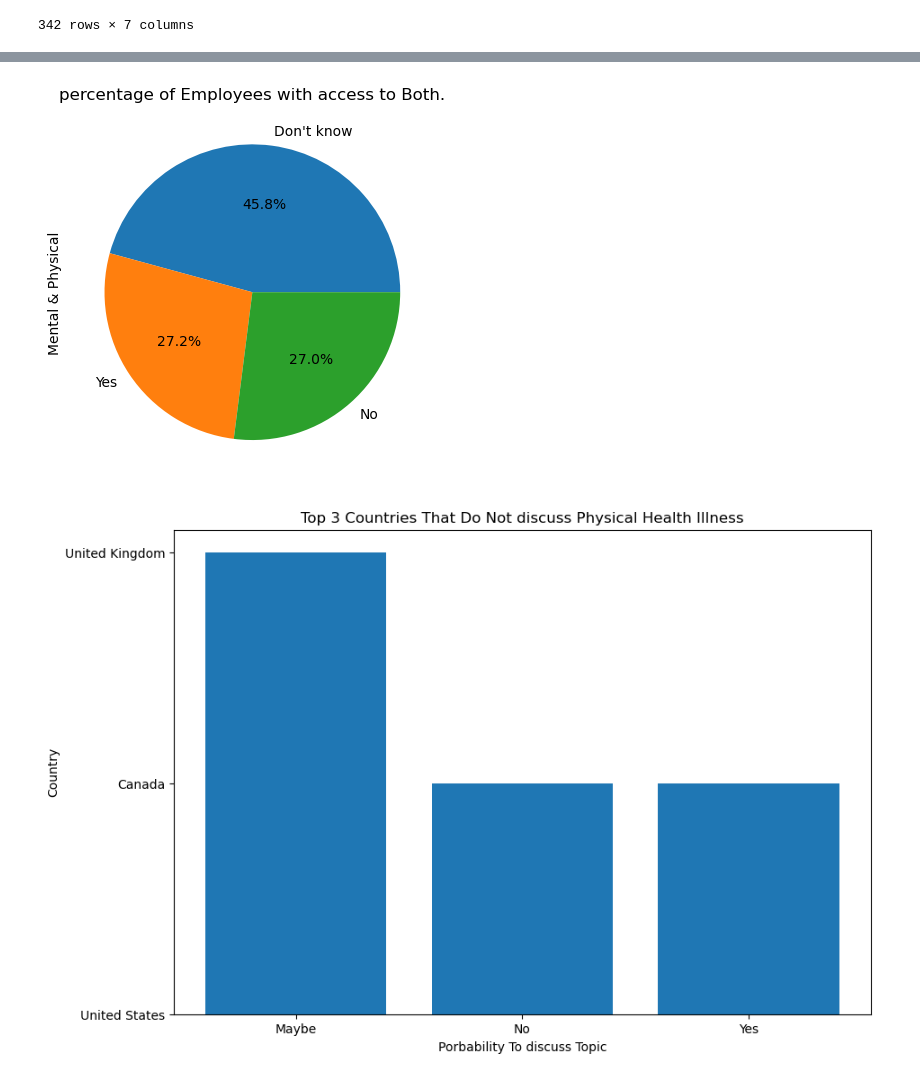
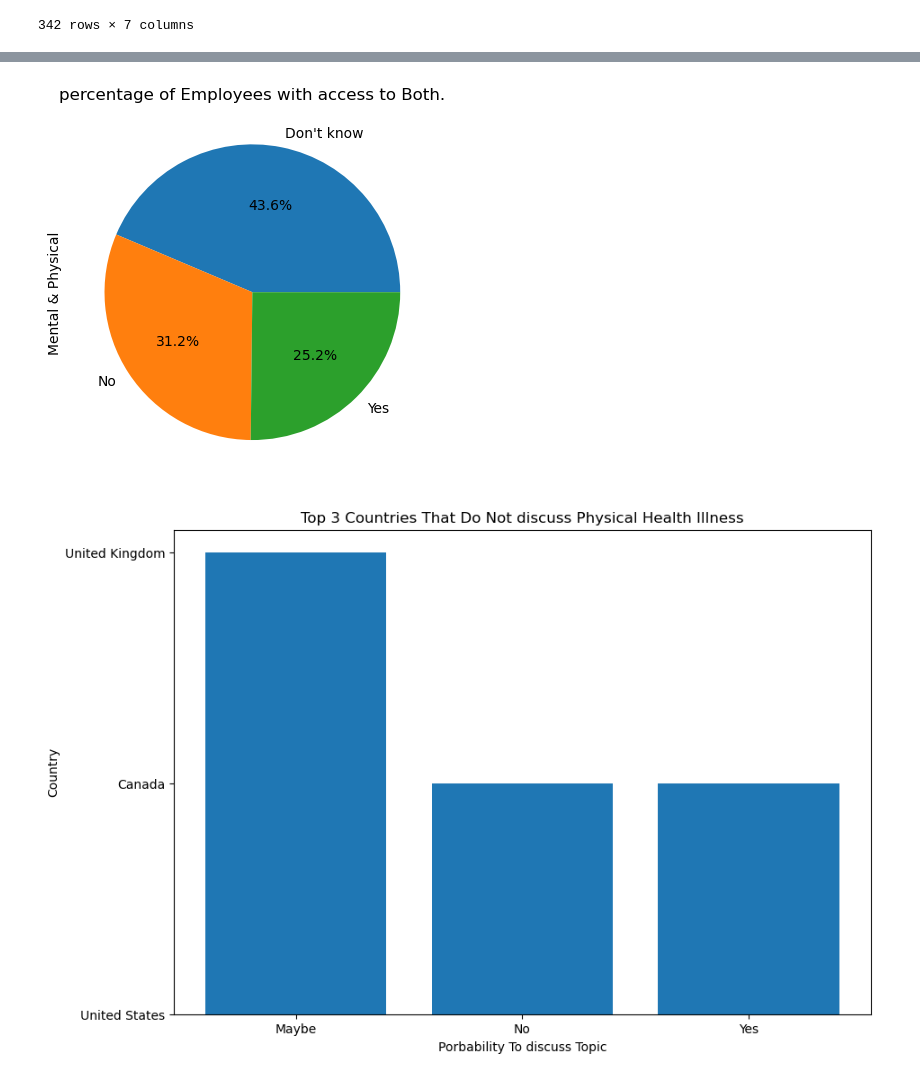
Before and after one commit to stephanieesamperio/Project3, a Jupyter notebook: Project_3.ipynb, the cells around one changed output, grey strips where cells are left out. Cells and saved outputs as stored; diff of their text form; code cells hidden in the pictures.

```diff
--- a/Project_3.ipynb
+++ b/Project_3.ipynb
@@ -133,7 +119,7 @@ split_column[0][0]
 # %% [output]
 '2014'
 # %%
-mental_physical_df['Year'] = split_column[0]
+mental_physical_df['Year'] = split_column[0][0]
 mental_physical_df
 # %% [output]
 |  | Years | Age | Country | # of Employees | Mental Health Interview | Physical Health Interview | ... |
@@ -204,3 +168,6 @@ year_condition_df.loc[(year_condition_df['# of Employees']=="More than 1000")|(y
 | 1253 | 36 | United States | More than 1000 | No | No | Don't know | ... |
 | 1256 | 34 | United States | More than 1000 | No | No | No | ... |
 342 rows × 7 columns
+# %%
+employees_df = year_condition_df.loc[(year_condition_df['# of Employees']=="More than 1000")]
+employees_df
@@ -206,0 +188,3 @@ year_condition_df.loc[(year_condition_df['# of Employees']=="More than 1000")|(y
+# %%
+country_health_df = employees_df[['Country','Mental Health Interview','Physical Health Interview','# of Employees','Mental & Physical']]
+country_health_df
@@ -229,8 +344,8 @@ plt.show()
 # %%
-mental_physical_df = year_condition_df["Mental & Physical"].value_counts()
+mental_physical_df = country_health_df["Mental & Physical"].value_counts()
 plt.title("percentage of Employees with access to Both.")
 mental_physical_df.plot.pie(autopct= "%1.1f%%")
 plt.show()
 # %% [output]
-[figure, old version]
+[figure, new version]
 # %%
```
Also changed, not shown: parts of 25 cells of this notebook.
